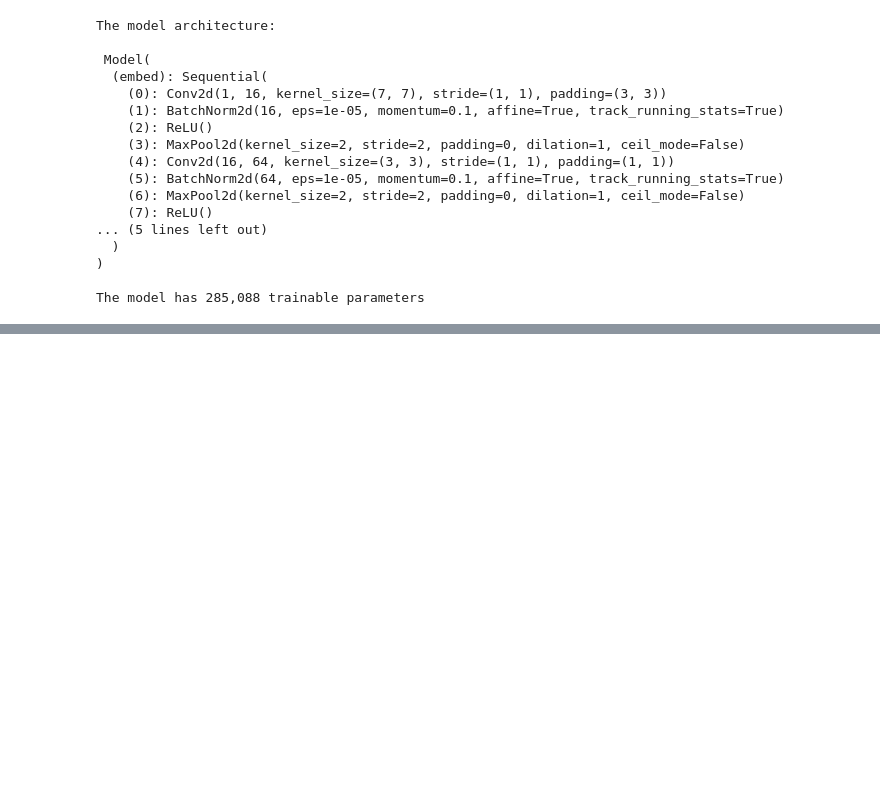
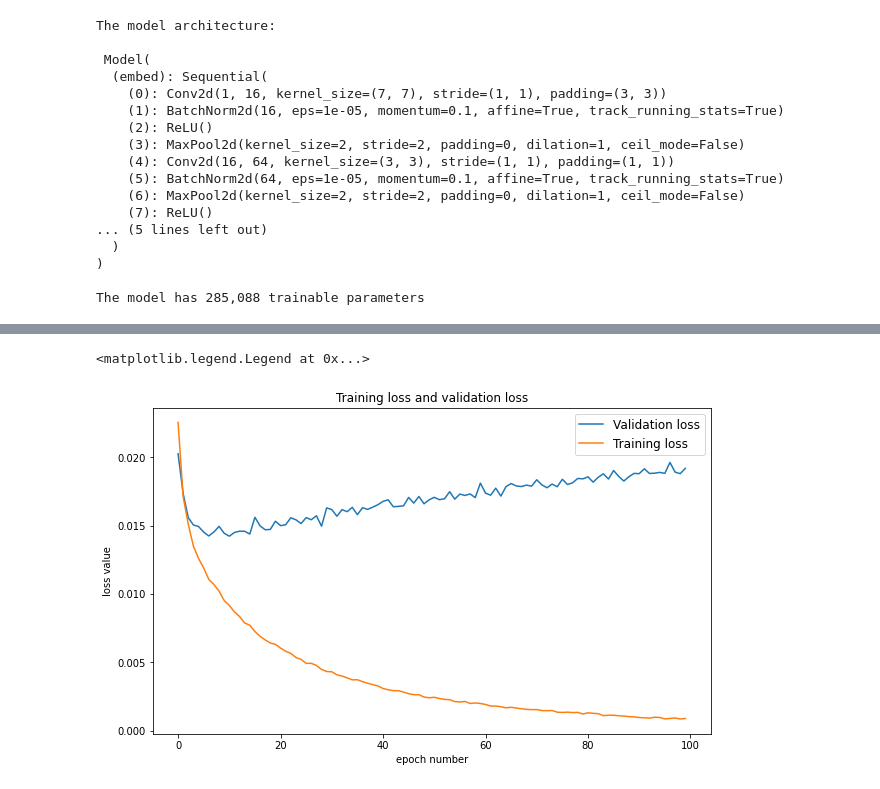
Before and after one commit to mandjevant/tue-deeplearning, a Jupyter notebook: assignments/assignment_1/Assignment_1_peter_triplets.ipynb, the cells around one changed output, grey strips where cells are left out. Saved outputs shown, nothing was run; the diff lists cells and outputs as text; code cells hidden in the pictures; blank space fills up the shorter version.

```diff
--- a/assignments/assignment_1/Assignment_1_peter_triplets.ipynb
+++ b/assignments/assignment_1/Assignment_1_peter_triplets.ipynb
@@ -483,0 +535,11 @@ FP/TP/acc is (0.0652375015616417, 0.881723638176918, 0.913599978685379)
+# %%
+plt.rcParams["figure.figsize"] = (10, 6)
+plt.plot(val_loss_graph, label="Validation loss")
+plt.plot(loss_graph, label="Training loss")
+plt.title("Training loss and validation loss")
+plt.xlabel("epoch number")
+plt.ylabel("loss value")
+plt.legend(loc="upper right", prop={'size': 12})
+# %% [output]
+<matplotlib.legend.Legend at 0x...>
+[figure, added]
```
Also changed, not shown: parts of 13 cells of this notebook, 6 other files.
